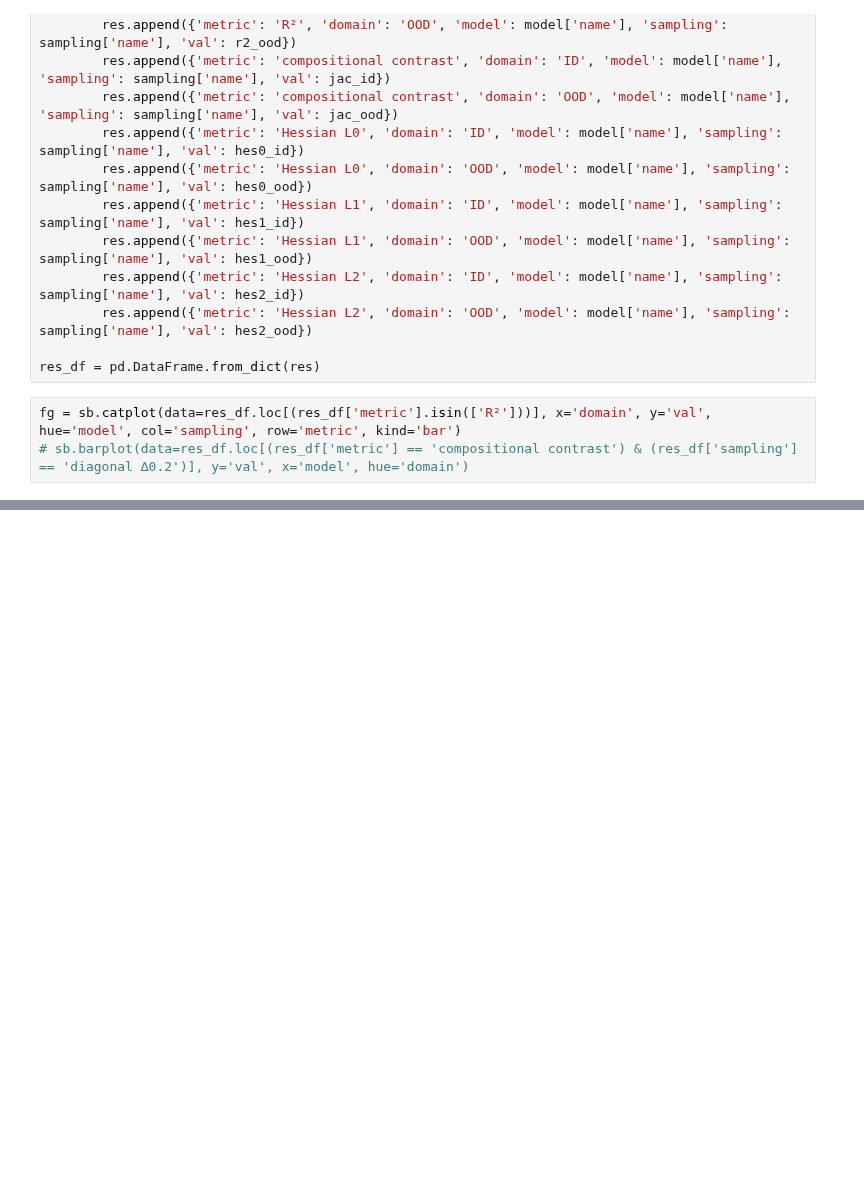
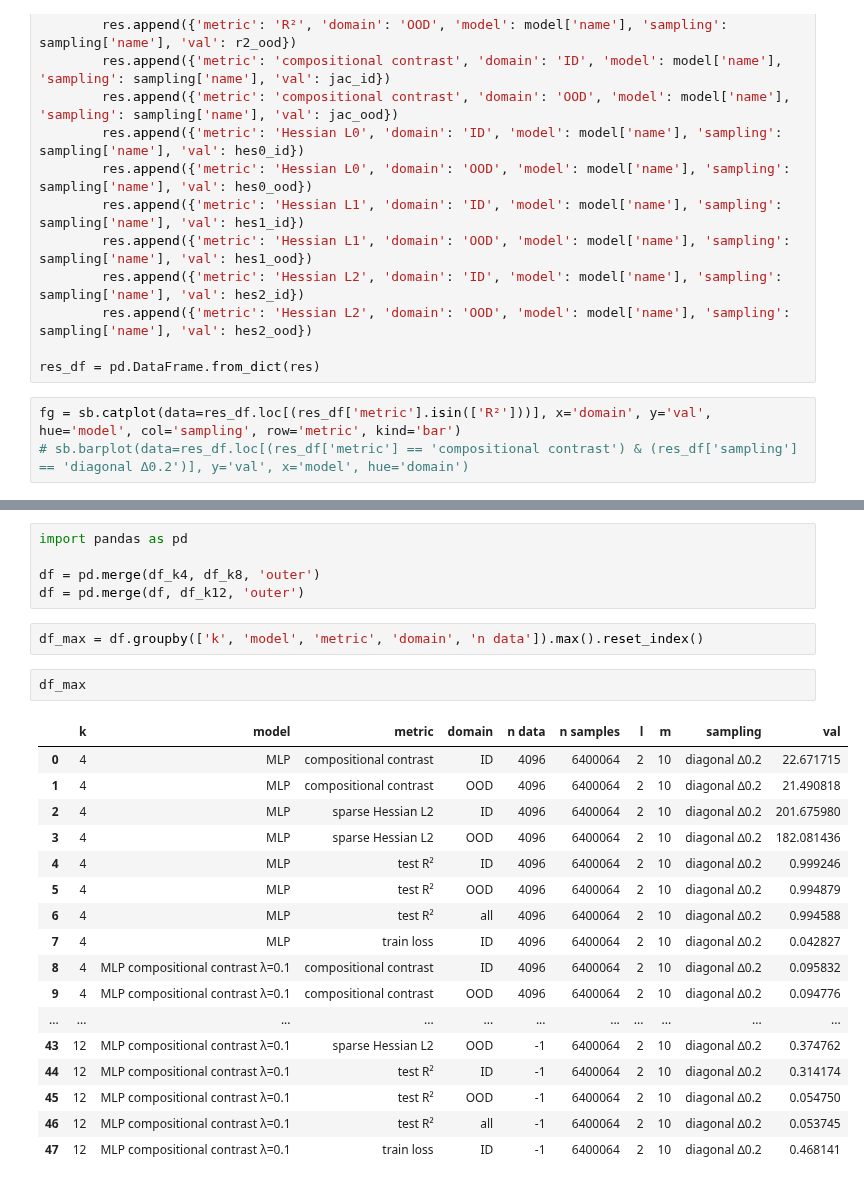
Before and after one commit to brendel-group/compositional-ood-generalization, a Jupyter notebook: regularizers.ipynb, the cells around one changed output, grey strips where cells are left out. Drawn from its saved outputs; the diff is of its cells as text; blank space fills up the shorter version.

```diff
--- a/regularizers.ipynb
+++ b/regularizers.ipynb
@@ -663,2 +679,29 @@ res_df = pd.merge(res_df, normal, 'outer')
+# %%
+import pandas as pd
+
+df = pd.merge(df_k4, df_k8, 'outer')
+df = pd.merge(df, df_k12, 'outer')
+# %%
+df_max = df.groupby(['k', 'model', 'metric', 'domain', 'n data']).max().reset_index()
+# %%
+df_max
+# %% [output]
+|  | k | model | metric | domain | n data | n samples | l | m | sampling | val |
+| 0 | 4 | MLP | compositional contrast | ID | 4096 | 6400064 | 2 | 10 | diagonal ∆0.2 | 22.671715 |
+| 1 | 4 | MLP | compositional contrast | OOD | 4096 | 6400064 | 2 | 10 | diagonal ∆0.2 | 21.490818 |
+| 2 | 4 | MLP | sparse Hessian L2 | ID | 4096 | 6400064 | 2 | 10 | diagonal ∆0.2 | 201.675980 |
+| 3 | 4 | MLP | sparse Hessian L2 | OOD | 4096 | 6400064 | 2 | 10 | diagonal ∆0.2 | 182.081436 |
+| 4 | 4 | MLP | test R² | ID | 4096 | 6400064 | 2 | 10 | diagonal ∆0.2 | 0.999246 |
+| 5 | 4 | MLP | test R² | OOD | 4096 | 6400064 | 2 | 10 | diagonal ∆0.2 | 0.994879 |
+| 6 | 4 | MLP | test R² | all | 4096 | 6400064 | 2 | 10 | diagonal ∆0.2 | 0.994588 |
+| 7 | 4 | MLP | train loss | ID | 4096 | 6400064 | 2 | 10 | diagonal ∆0.2 | 0.042827 |
+| 8 | 4 | MLP compositional contrast λ=0.1 | compositional contrast | ID | 4096 | 6400064 | 2 | 10 | diagonal ∆0.2 | 0.095832 |
+| 9 | 4 | MLP compositional contrast λ=0.1 | compositional contrast | OOD | 4096 | 6400064 | 2 | 10 | diagonal ∆0.2 | 0.094776 |
+| ... | ... | ... | ... | ... | ... | ... | ... | ... | ... | ... |
+| 43 | 12 | MLP compositional contrast λ=0.1 | sparse Hessian L2 | OOD | -1 | 6400064 | 2 | 10 | diagonal ∆0.2 | 0.374762 |
+| 44 | 12 | MLP compositional contrast λ=0.1 | test R² | ID | -1 | 6400064 | 2 | 10 | diagonal ∆0.2 | 0.314174 |
+| 45 | 12 | MLP compositional contrast λ=0.1 | test R² | OOD | -1 | 6400064 | 2 | 10 | diagonal ∆0.2 | 0.054750 |
+| 46 | 12 | MLP compositional contrast λ=0.1 | test R² | all | -1 | 6400064 | 2 | 10 | diagonal ∆0.2 | 0.053745 |
+| 47 | 12 | MLP compositional contrast λ=0.1 | train loss | ID | -1 | 6400064 | 2 | 10 | diagonal ∆0.2 | 0.468141 |
 # %%
 import seaborn as sb
```
Also changed, not shown: parts of 18 cells of this notebook.
